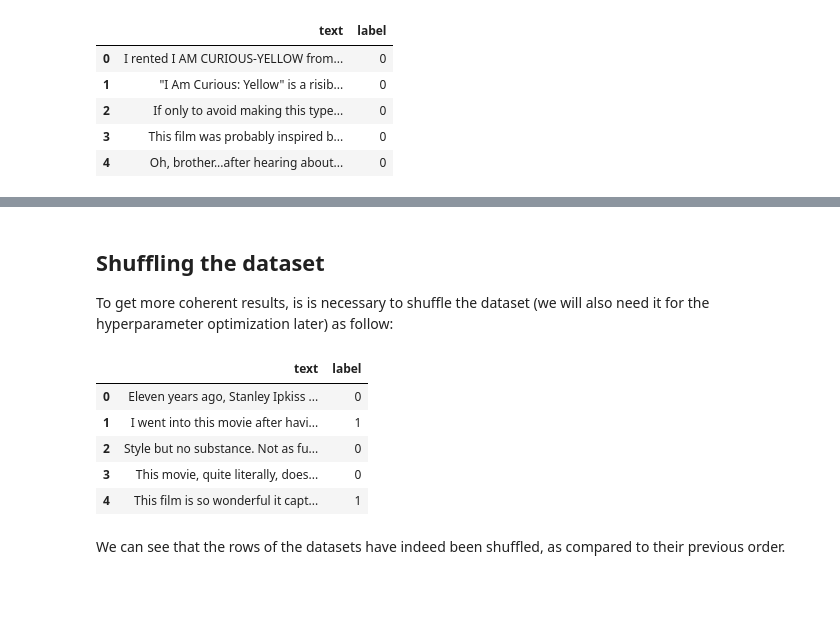
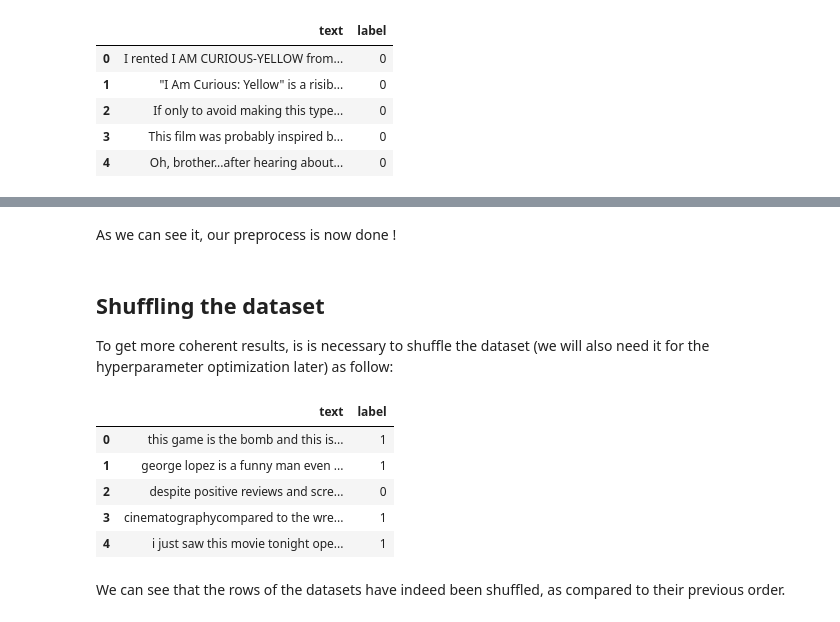
Before and after one commit to YacineAnane/NLP-project, a Jupyter notebook: Lab03/NLP_Lab03.ipynb, the cells around one changed output, grey strips where cells are left out. Saved outputs shown, nothing was run; the diff lists cells and outputs as text; code cells hidden in the pictures; blank space fills up the shorter version.

```diff
--- a/Lab03/NLP_dataset_loading_and_analyse.ipynb
+++ b/Lab03/NLP_Lab03.ipynb
@@ -139,0 +168,5 @@ We can see that there are as many positive as negative reviews in the supervised
+# %%
+train = utility_functions.preprocess_df(train)
+test = utility_functions.preprocess_df(test)
+
+train.head()
@@ -140,3 +180,5 @@ We can see that there are as many positive as negative reviews in the supervised
+# %% [markdown]
+As we can see it, our preprocess is now done !
 # %% [markdown]
 ## Shuffling the dataset
 
@@ -147,16 +190,16 @@ def shuffle(dataset):
 # %%
 train = shuffle(train)
 test = shuffle(test)
-supervised = shuffle(supervised)
 
-supervised.head()
+# Displaying a dataset to see if the shuffle worked
+train.head()
 # %% [output]
 |  | text | label |
-| 0 | Eleven years ago, Stanley Ipkiss ... | 0 |
-| 1 | I went into this movie after havi... | 1 |
-| 2 | Style but no substance. Not as fu... | 0 |
-| 3 | This movie, quite literally, does... | 0 |
-| 4 | This film is so wonderful it capt... | 1 |
+| 0 | this game is the bomb and this is... | 1 |
+| 1 | george lopez is a funny man even ... | 1 |
+| 2 | despite positive reviews and scre... | 0 |
+| 3 | cinematographycompared to the wre... | 1 |
+| 4 | i just saw this movie tonight ope... | 1 |
 # %% [markdown]
 We can see that the rows of the datasets have indeed been shuffled, as compared to their previous order.
 # %% [markdown]
```
Also changed, not shown: parts of 29 cells of this notebook, 1 other file.
